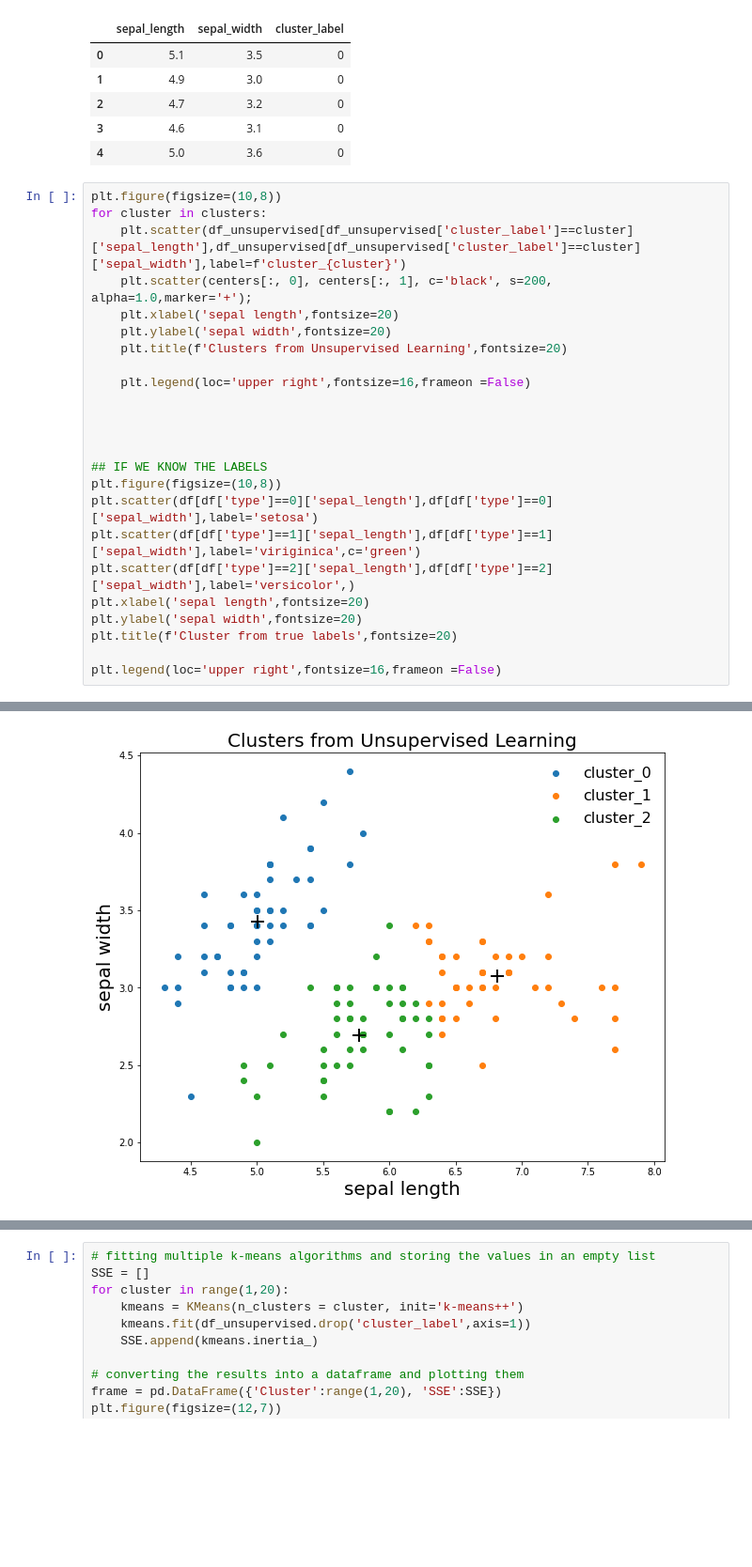
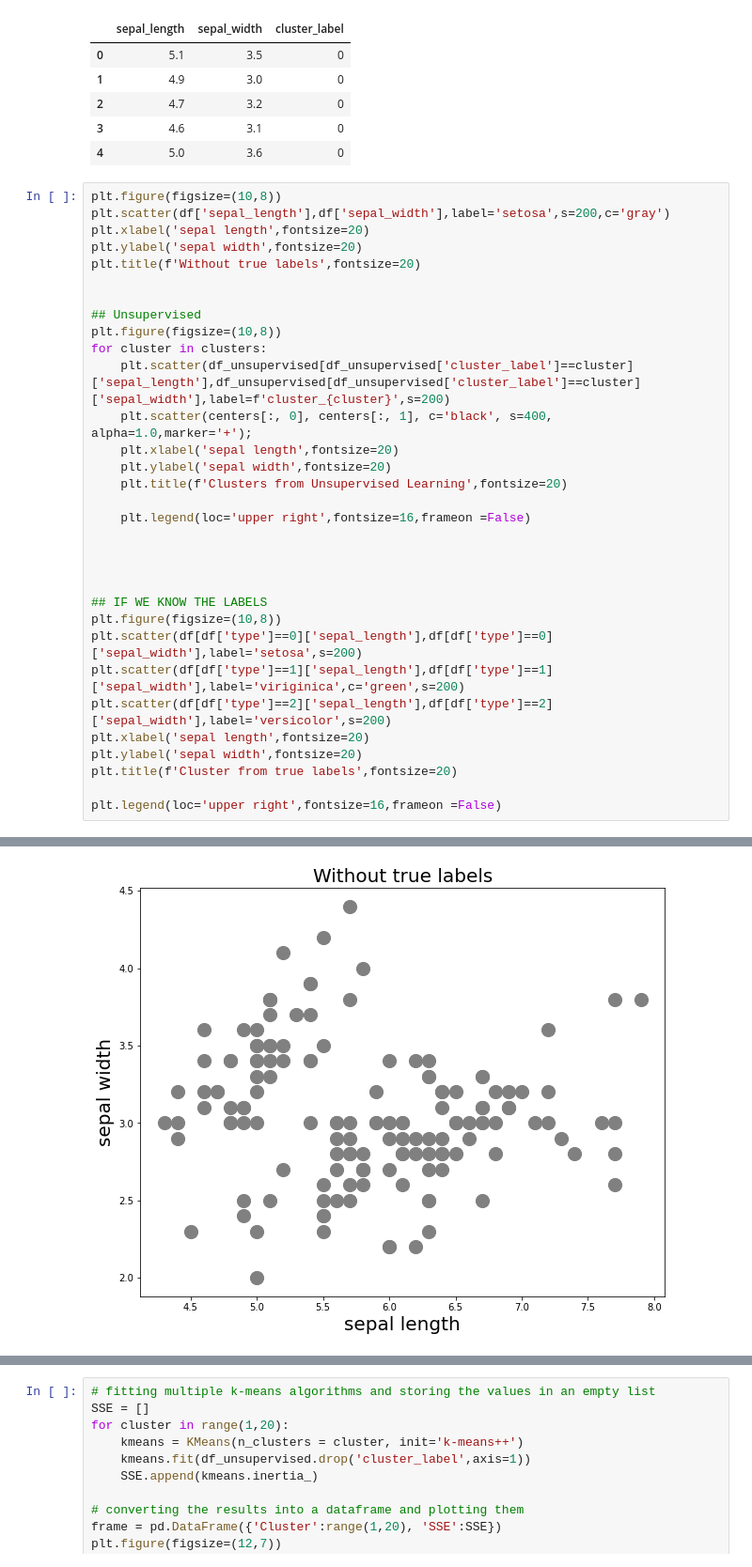
Before and after one commit to alaha999/MLPhyCourse, a Jupyter notebook: week6/KMeans_IrisDataset.ipynb, the cells around one changed output, grey strips where cells are left out. Shown: that part at 94% size. Drawn from its saved outputs; the diff is of its cells as text; blank space fills up the shorter version.

```diff
--- a/week6/KMeans_IrisDataset.ipynb
+++ b/week6/KMeans_IrisDataset.ipynb
@@ -111,28 +111,36 @@ df_unsupervised.head()
 | 4 | 5.0 | 3.6 | 0 |
 # %%
 plt.figure(figsize=(10,8))
+plt.scatter(df['sepal_length'],df['sepal_width'],label='setosa',s=200,c='gray')
+plt.xlabel('sepal length',fontsize=20)
+plt.ylabel('sepal width',fontsize=20)
+plt.title(f'Without true labels',fontsize=20)
+
+
+## Unsupervised
+plt.figure(figsize=(10,8))
 for cluster in clusters:
-    plt.scatter(df_unsupervised[df_unsupervised['cluster_label']==cluster]['sepal_length'],df_unsupervised[df_unsupervised['cluster_label']==cluster]['sepal_width'],label=f'cluster_{cluster}')
-    plt.scatter(centers[:, 0], centers[:, 1], c='black', s=200, alpha=1.0,marker='+');
+    plt.scatter(df_unsupervised[df_unsupervised['cluster_label']==cluster]['sepal_length'],df_unsupervised[df_unsupervised['cluster_label']==cluster]['sepal_width'],label=f'cluster_{cluster}',s=200)
+    plt.scatter(centers[:, 0], centers[:, 1], c='black', s=400, alpha=1.0,marker='+');
     plt.xlabel('sepal length',fontsize=20)
     plt.ylabel('sepal width',fontsize=20)
     plt.title(f'Clusters from Unsupervised Learning',fontsize=20)
 
     plt.legend(loc='upper right',fontsize=16,frameon =False)
 
 
 
 
 ## IF WE KNOW THE LABELS
 plt.figure(figsize=(10,8))
-plt.scatter(df[df['type']==0]['sepal_length'],df[df['type']==0]['sepal_width'],label='setosa')
-plt.scatter(df[df['type']==1]['sepal_length'],df[df['type']==1]['sepal_width'],label='viriginica',c='green')
-plt.scatter(df[df['type']==2]['sepal_length'],df[df['type']==2]['sepal_width'],label='versicolor',)
+plt.scatter(df[df['type']==0]['sepal_length'],df[df['type']==0]['sepal_width'],label='setosa',s=200)
+plt.scatter(df[df['type']==1]['sepal_length'],df[df['type']==1]['sepal_width'],label='viriginica',c='green',s=200)
+plt.scatter(df[df['type']==2]['sepal_length'],df[df['type']==2]['sepal_width'],label='versicolor',s=200)
 plt.xlabel('sepal length',fontsize=20)
 plt.ylabel('sepal width',fontsize=20)
 plt.title(f'Cluster from true labels',fontsize=20)
 
 plt.legend(loc='upper right',fontsize=16,frameon =False)
 # %% [output]
 <matplotlib.legend.Legend at 0x...>
-[figure, old version]
+[figure, new version]
```
Also changed, not shown: parts of 1 cell of this notebook, 1 other file.
